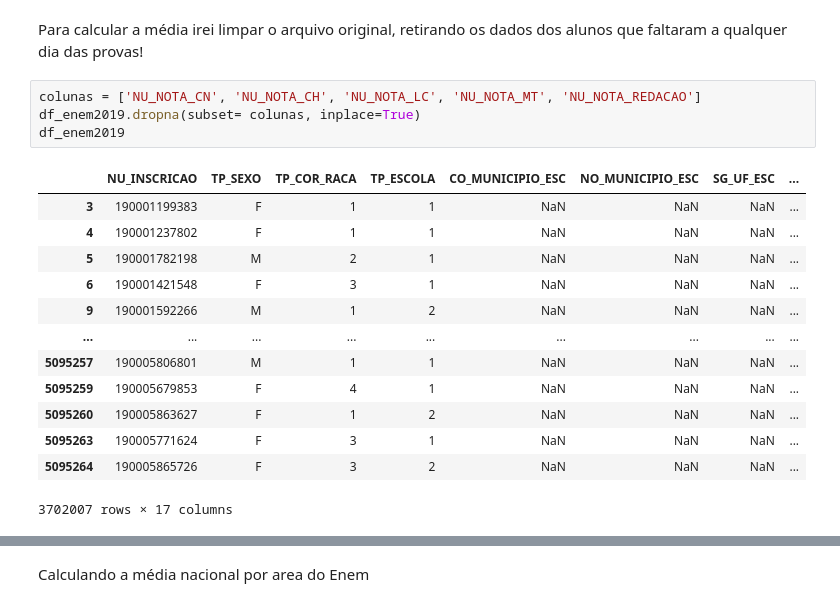
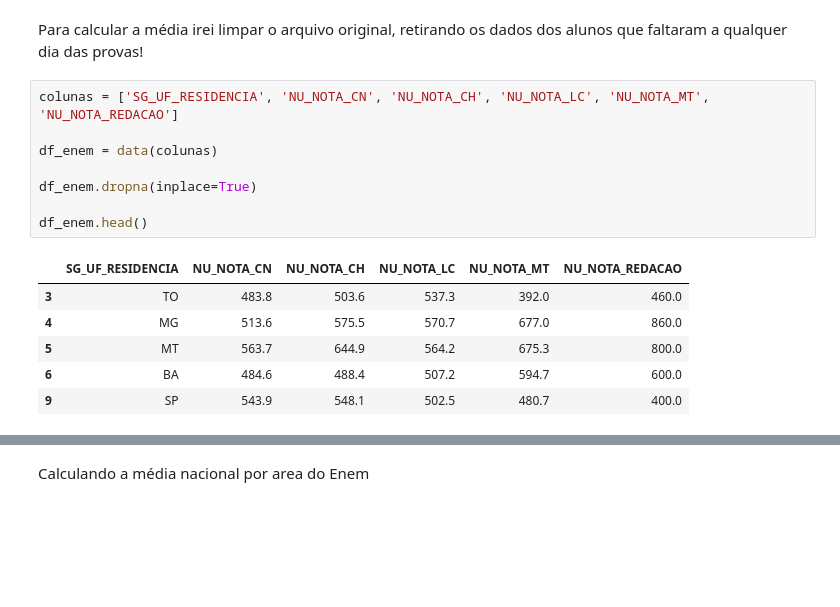
Before and after one commit to maycmesquia/analise_ENEM_2019, a Jupyter notebook: Enem_2019.ipynb, the cells around one changed output, grey strips where cells are left out. Cells and saved outputs as stored; diff of their text form; blank space fills up the shorter version.

```diff
--- a/Enem_2019.ipynb
+++ b/Enem_2019.ipynb
@@ -162,20 +233,17 @@ plt.tight_layout()
 # %% [markdown]
 Para calcular a média irei limpar o arquivo original, retirando os dados dos alunos que faltaram a qualquer dia das provas!
 # %%
-colunas = ['NU_NOTA_CN', 'NU_NOTA_CH', 'NU_NOTA_LC', 'NU_NOTA_MT', 'NU_NOTA_REDACAO']
-df_enem2019.dropna(subset= colunas, inplace=True)
-df_enem2019
+colunas = ['SG_UF_RESIDENCIA', 'NU_NOTA_CN', 'NU_NOTA_CH', 'NU_NOTA_LC', 'NU_NOTA_MT', 'NU_NOTA_REDACAO']
+
+df_enem = data(colunas)
+
+df_enem.dropna(inplace=True)
+
+df_enem.head()
 # %% [output]
-|  | NU_INSCRICAO | TP_SEXO | TP_COR_RACA | TP_ESCOLA | CO_MUNICIPIO_ESC | NO_MUNICIPIO_ESC | SG_UF_ESC | ... |
-| 3 | 190001199383 | F | 1 | 1 | NaN | NaN | NaN | ... |
-| 4 | 190001237802 | F | 1 | 1 | NaN | NaN | NaN | ... |
-| 5 | 190001782198 | M | 2 | 1 | NaN | NaN | NaN | ... |
-| 6 | 190001421548 | F | 3 | 1 | NaN | NaN | NaN | ... |
-| 9 | 190001592266 | M | 1 | 2 | NaN | NaN | NaN | ... |
-| ... | ... | ... | ... | ... | ... | ... | ... | ... |
-| 5095257 | 190005806801 | M | 1 | 1 | NaN | NaN | NaN | ... |
-| 5095259 | 190005679853 | F | 4 | 1 | NaN | NaN | NaN | ... |
-| 5095260 | 190005863627 | F | 1 | 2 | NaN | NaN | NaN | ... |
-| 5095263 | 190005771624 | F | 3 | 1 | NaN | NaN | NaN | ... |
-| 5095264 | 190005865726 | F | 3 | 2 | NaN | NaN | NaN | ... |
+|  | SG_UF_RESIDENCIA | NU_NOTA_CN | NU_NOTA_CH | NU_NOTA_LC | NU_NOTA_MT | NU_NOTA_REDACAO |
+| 3 | TO | 483.8 | 503.6 | 537.3 | 392.0 | 460.0 |
+| 4 | MG | 513.6 | 575.5 | 570.7 | 677.0 | 860.0 |
+| 5 | MT | 563.7 | 644.9 | 564.2 | 675.3 | 800.0 |
+| 6 | BA | 484.6 | 488.4 | 507.2 | 594.7 | 600.0 |
+| 9 | SP | 543.9 | 548.1 | 502.5 | 480.7 | 400.0 |
-3702007 rows × 17 columns
```
Also changed, not shown: parts of 18 cells of this notebook.
